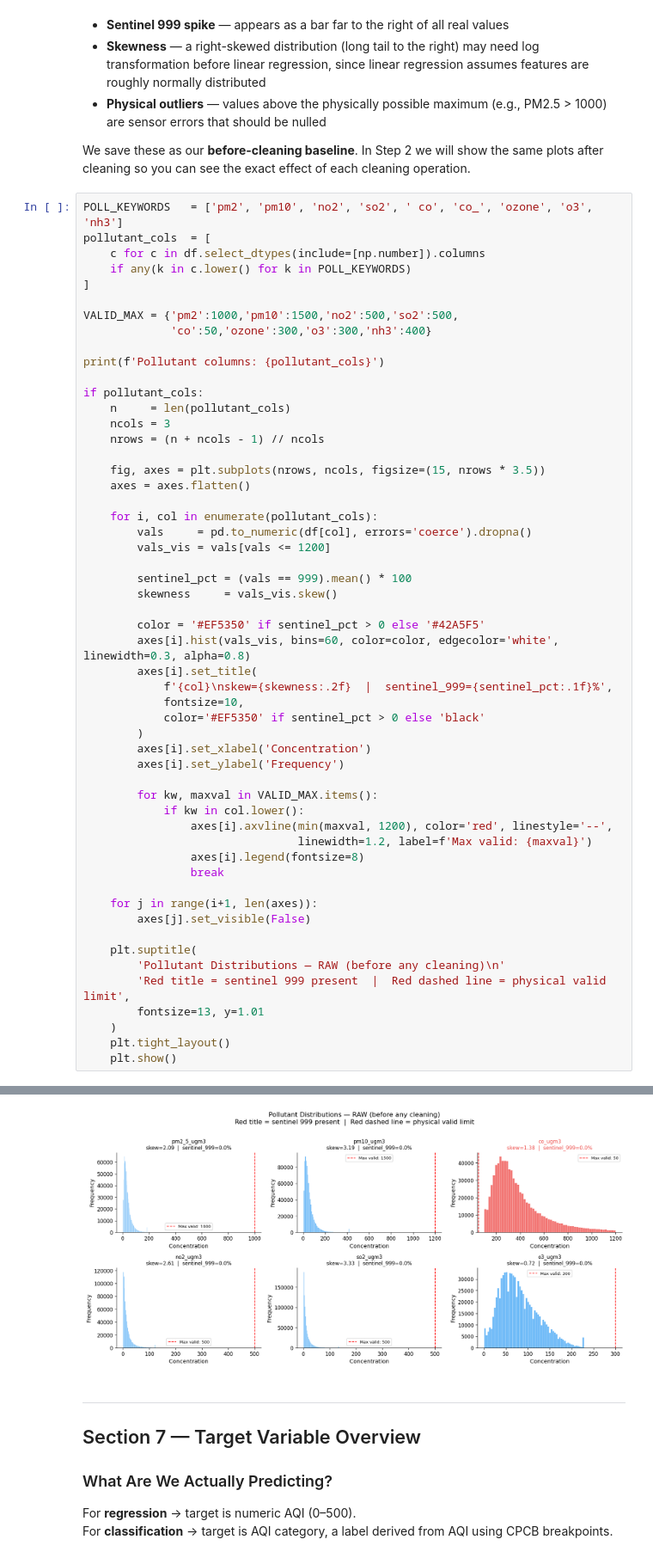
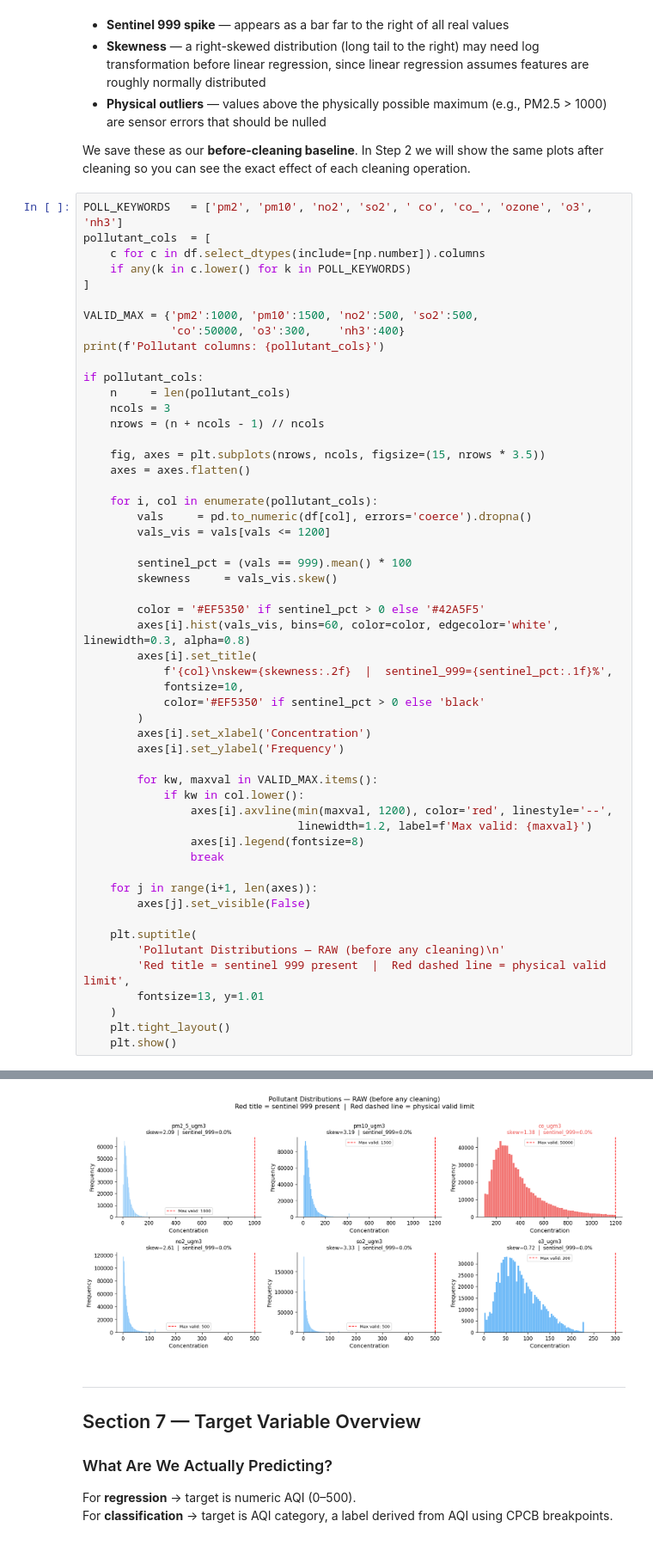
Before and after one commit to rachitgoyal14/vayu, a Jupyter notebook: vayu_step1_setup.ipynb, the cells around one changed output, grey strips where cells are left out. Shown at 86% size. Saved outputs shown, nothing was run; the diff lists cells and outputs as text.

```diff
--- a/vayu_step1_setup.ipynb
+++ b/vayu_step1_setup.ipynb
@@ -448,9 +462,8 @@ pollutant_cols  = [
     if any(k in c.lower() for k in POLL_KEYWORDS)
 ]
 
-VALID_MAX = {'pm2':1000,'pm10':1500,'no2':500,'so2':500,
-             'co':50,'ozone':300,'o3':300,'nh3':400}
-
+VALID_MAX = {'pm2':1000, 'pm10':1500, 'no2':500, 'so2':500,
+             'co':50000, 'o3':300,    'nh3':400}
 print(f'Pollutant columns: {pollutant_cols}')
 
 if pollutant_cols:
@@ -470,34 +483,34 @@ if pollutant_cols:
 
         color = '#EF5350' if sentinel_pct > 0 else '#42A5F5'
         axes[i].hist(vals_vis, bins=60, color=color, edgecolor='white', linewidth=0.3, alpha=0.8)
         axes[i].set_title(
             f'{col}\nskew={skewness:.2f}  |  sentinel_999={sentinel_pct:.1f}%',
             fontsize=10,
             color='#EF5350' if sentinel_pct > 0 else 'black'
         )
         axes[i].set_xlabel('Concentration')
         axes[i].set_ylabel('Frequency')
 
         for kw, maxval in VALID_MAX.items():
             if kw in col.lower():
                 axes[i].axvline(min(maxval, 1200), color='red', linestyle='--',
                                 linewidth=1.2, label=f'Max valid: {maxval}')
                 axes[i].legend(fontsize=8)
                 break
 
     for j in range(i+1, len(axes)):
         axes[j].set_visible(False)
 
     plt.suptitle(
         'Pollutant Distributions — RAW (before any cleaning)\n'
         'Red title = sentinel 999 present  |  Red dashed line = physical valid limit',
         fontsize=13, y=1.01
     )
     plt.tight_layout()
     plt.show()
 # %% [output]
 Pollutant columns: ['pm2_5_ugm3', 'pm10_ugm3', 'co_ugm3', 'no2_ugm3', 'so2_ugm3', 'o3_ugm3']
-[figure, old version]
+[figure, new version]
 # %% [markdown]
 ---
 ## Section 7 — Target Variable Overview
```
Also changed, not shown: parts of 1 cell of this notebook, 9 other files.
